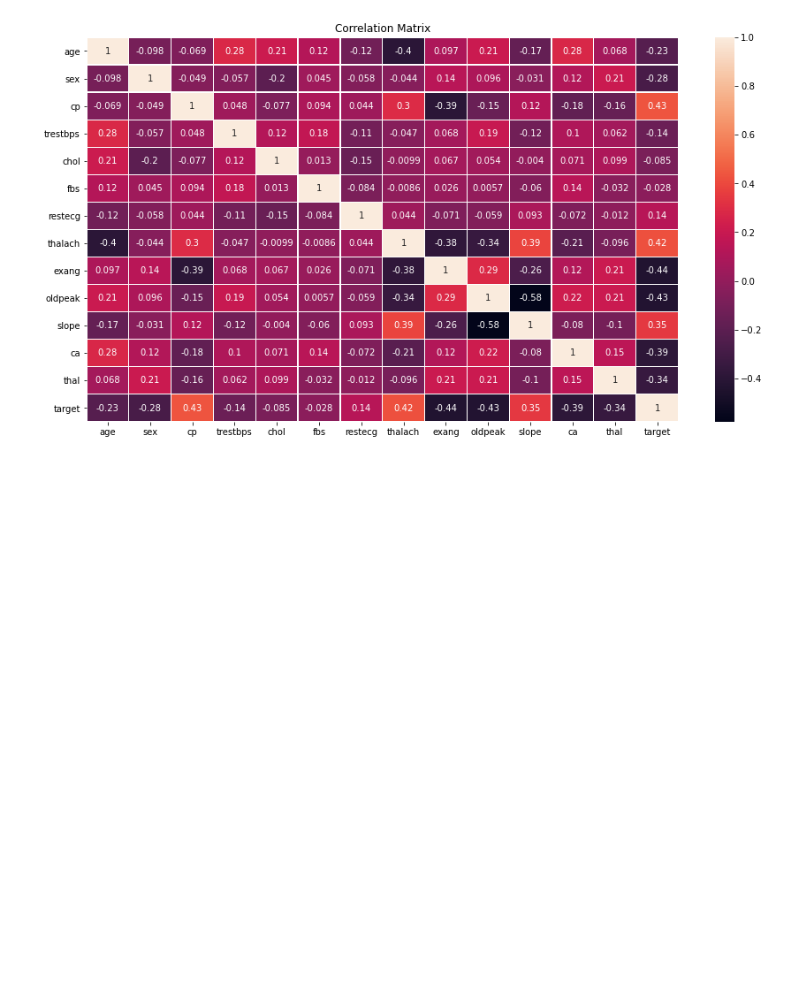
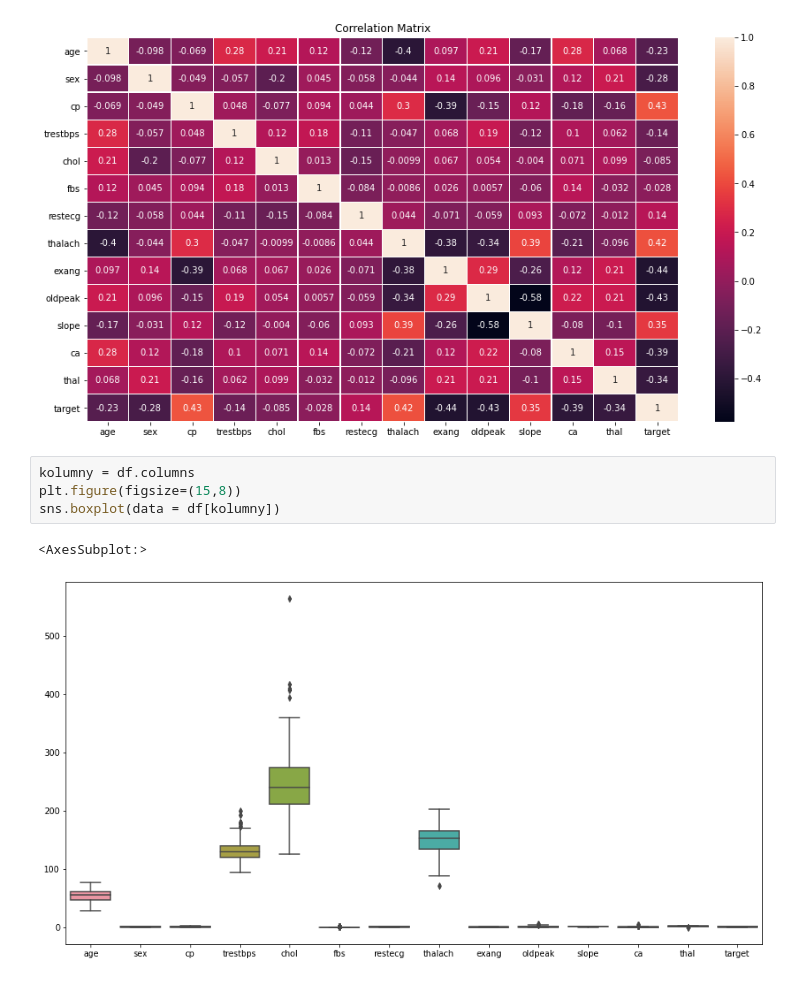
Before and after one commit to mikolaj-halemba/Heart-Disease, a Jupyter notebook: Heart-Disease.ipynb, the cells around one changed output. Saved outputs shown, nothing was run; the diff lists cells and outputs as text; blank space fills up the shorter version.

```diff
--- a/Heart-Disease.ipynb
+++ b/Heart-Disease.ipynb
@@ -112,3 +129,10 @@ plt.title('Correlation Matrix')
 plt.show()
 # %% [output]
 [figure]
+# %%
+kolumny = df.columns
+plt.figure(figsize=(15,8))
+sns.boxplot(data = df[kolumny])
+# %% [output]
+<AxesSubplot:>
+[figure, added]
```
Also changed, not shown: parts of 45 cells of this notebook.
